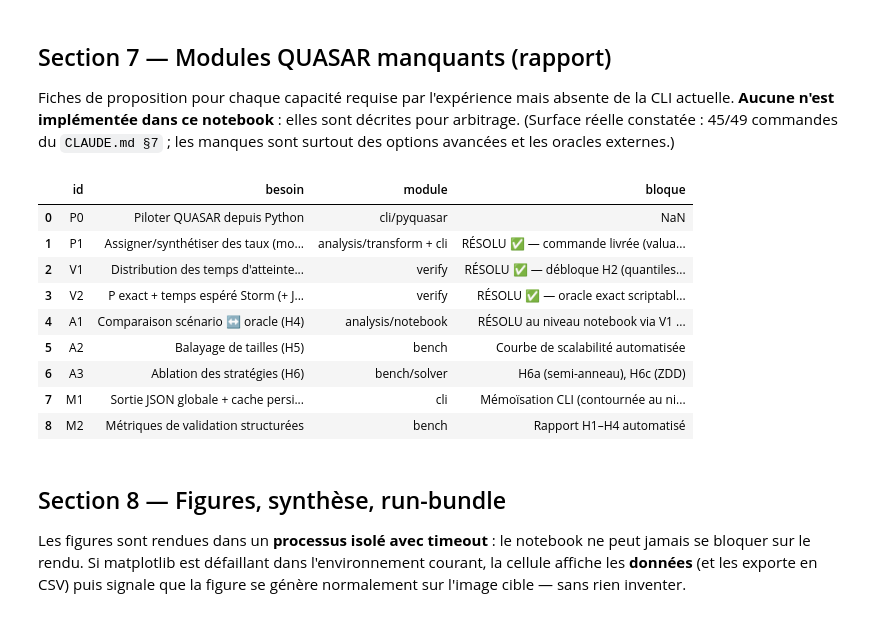
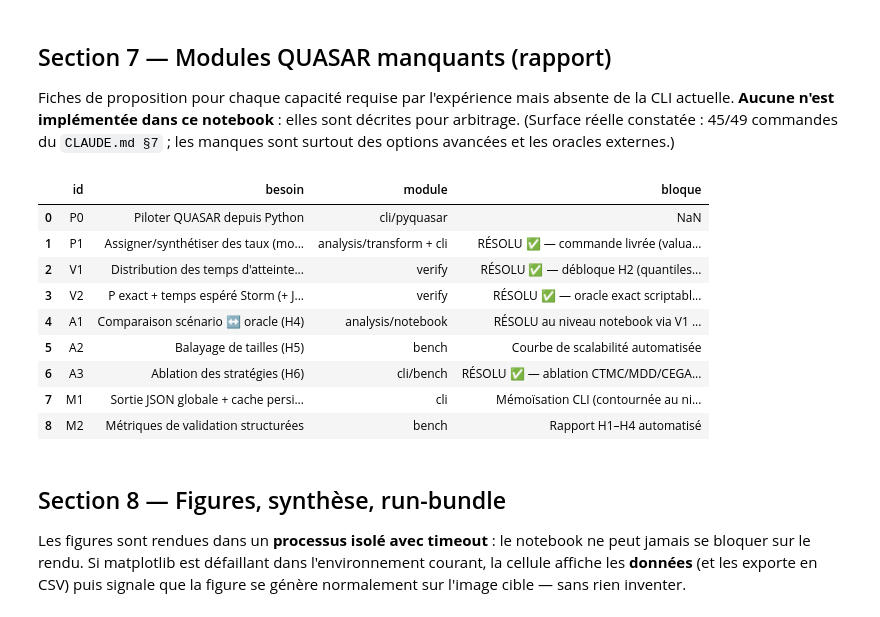
Before and after one commit to Louis-Fippo/quasar, a Jupyter notebook: experiments/validation_chap4.ipynb, the cells around one changed output. Cells and saved outputs as stored; diff of their text form; code cells hidden in the pictures.

```diff
--- a/experiments/validation_chap4.ipynb
+++ b/experiments/validation_chap4.ipynb
@@ -731,37 +758,38 @@ PROPOSALS = [
      "io": "{prob, quantiles, hittingTimeCdf, nodeActivation}",
      "bloque": "RÉSOLU ✅ — débloque H2 (quantiles) et H4 (nodeActivation)"},
     {"id": "V2", "besoin": "P exact + temps espéré Storm (+ JSON)", "module": "verify",
      "signature": "quasar verify storm <m> --goal ... --metric prob|expected-time --json",
      "io": "{tool, goal, metric, prob, expectedTime}",
      "bloque": "RÉSOLU ✅ — oracle exact scriptable, point d'explosion H5"},
     {"id": "A1", "besoin": "Comparaison scénario ↔ oracle (H4)", "module": "analysis/notebook",
      "signature": "recouvrement Jaccard (scénario QUASAR ↔ nodeActivation V1)",
      "io": "{overlap}", "bloque": "RÉSOLU au niveau notebook via V1 (Section 5)"},
     {"id": "A2", "besoin": "Balayage de tailles (H5)", "module": "bench",
      "signature": "quasar bench sweep --models ... --metric time --json",
      "io": "[{model, size, time}]", "bloque": "Courbe de scalabilité automatisée"},
-    {"id": "A3", "besoin": "Ablation des stratégies (H6)", "module": "bench/solver",
-     "signature": "quasar bench ablation --strategy semiring|topk|zdd --json  (+ options solveur --semiring/--anytime/--cycle-policy)",
-     "io": "[{strategy, on, time, quality}]", "bloque": "H6a (semi-anneau), H6c (ZDD)"},
+    {"id": "A3", "besoin": "Ablation des stratégies (H6)", "module": "cli/bench",
+     "signature": "quasar bench ablation <m> --goal ... [--budget N] [--reps R] --json",
+     "io": "{reference, strategies:[{strategy, value, exact, ddNodes, timeMs, agrees}]}",
+     "bloque": "RÉSOLU ✅ — ablation CTMC/MDD/CEGAR (H6) ; --semiring/cycle-policy intrinsèques"},
     {"id": "M1", "besoin": "Sortie JSON globale + cache persistant", "module": "cli",
      "signature": "options globales --json et --cache-dir <dir>",
      "io": "-", "bloque": "Mémoïsation CLI (contournée au niveau notebook)"},
     {"id": "M2", "besoin": "Métriques de validation structurées", "module": "bench",
      "signature": "quasar bench validate <m> --goal ... --json",
      "io": "{soundness, tightness, delay_gap, scenario_overlap}", "bloque": "Rapport H1–H4 automatisé"},
 ]
 PROPS = pd.DataFrame(PROPOSALS)
 pd.set_option("display.max_colwidth", 60)
 PROPS[["id", "besoin", "module", "bloque"]]
 # %% [output]
 |  | id | besoin | module | bloque |
 | 0 | P0 | Piloter QUASAR depuis Python | cli/pyquasar | NaN |
 | 1 | P1 | Assigner/synthétiser des taux (mo... | analysis/transform + cli | RÉSOLU ✅ — commande livrée (valua... |
 | 2 | V1 | Distribution des temps d'atteinte... | verify | RÉSOLU ✅ — débloque H2 (quantiles... |
 | 3 | V2 | P exact + temps espéré Storm (+ J... | verify | RÉSOLU ✅ — oracle exact scriptabl... |
 | 4 | A1 | Comparaison scénario ↔ oracle (H4) | analysis/notebook | RÉSOLU au niveau notebook via V1 ... |
 | 5 | A2 | Balayage de tailles (H5) | bench | Courbe de scalabilité automatisée |
-| 6 | A3 | Ablation des stratégies (H6) | bench/solver | H6a (semi-anneau), H6c (ZDD) |
+| 6 | A3 | Ablation des stratégies (H6) | cli/bench | RÉSOLU ✅ — ablation CTMC/MDD/CEGA... |
 | 7 | M1 | Sortie JSON globale + cache persi... | cli | Mémoïsation CLI (contournée au ni... |
 | 8 | M2 | Métriques de validation structurées | bench | Rapport H1–H4 automatisé |
 # %% [markdown]
```
Also changed, not shown: parts of 8 cells of this notebook, 4 other files.
